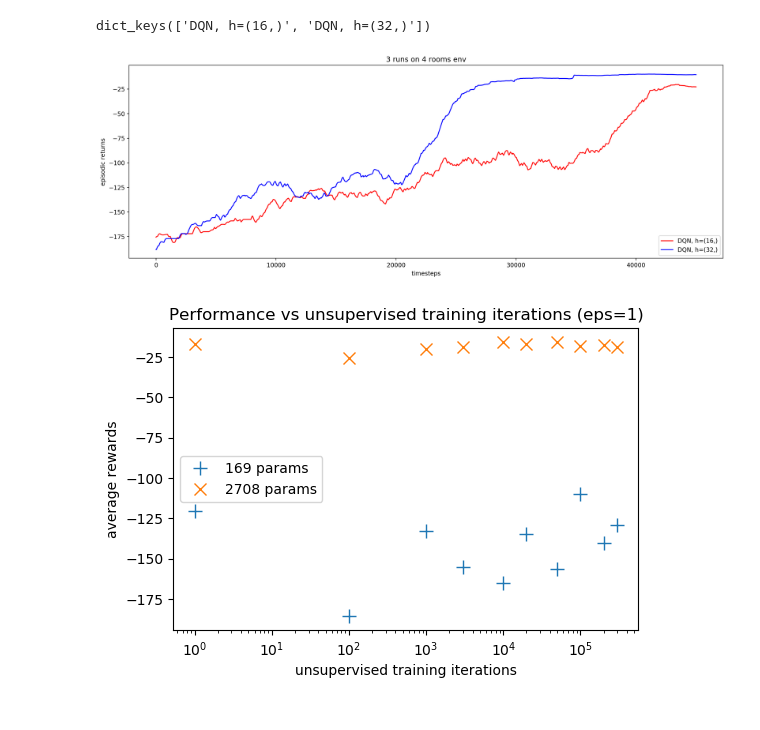
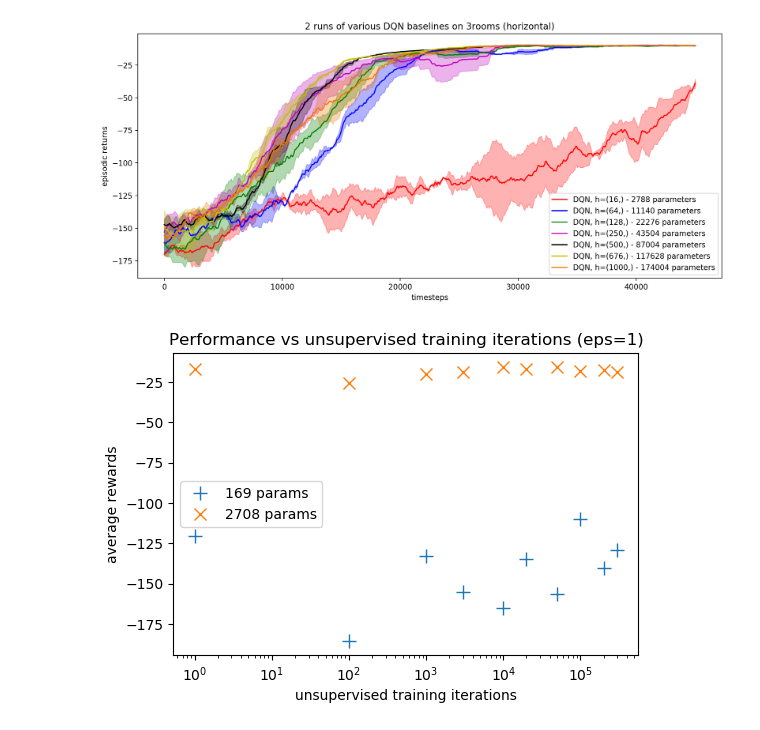
Before and after one commit to psurya1994/successor-feature-representations, a Jupyter notebook: notebooks/12-visualize-learning-curves-dqn.ipynb, the cells around one changed output. Saved outputs shown, nothing was run; the diff lists cells and outputs as text; code cells hidden in the pictures.

```diff
--- a/notebooks/12-visualize-learning-curves-dqn.ipynb
+++ b/notebooks/12-visualize-learning-curves-dqn.ipynb
@@ -15,17 +15,16 @@ import pickle
 # %%
 with open('../storage/31-dqn-baselines.p', 'rb') as f:
     rewards = pickle.load(f)
-# %%
-rewards.keys()
-# %% [output]
-dict_keys(['DQN, h=(16,)', 'DQN, h=(32,)'])
+# %%
+rewards.keys()
+h_vec = [16, 64, 128, 250, 500, 676, 1000]
 # %%
 def plot_rewards(rewards, plot_seperate=True , clip=50000, title='unnamed'):
     smooth = 5000
 
     colors = ['red', 'blue', 'green', 'm', 'k', 'y', '#ec7603', '#34495e', '#999999']
 
-    plt.figure(figsize=(18,6), dpi=200)
+    plt.figure(figsize=(14,6), dpi=200)
     if(plot_seperate):
         for k, v in rewards.items():
             for t, r in zip(v[0], v[1]):
@@ -41,8 +40,8 @@ def plot_rewards(rewards, plot_seperate=True , clip=50000, title='unnamed'):
 
         mean = np.mean(np.array(r_vec), axis=0)
         std = np.std(np.array(r_vec), axis=0)
-        plt.plot(mean, label=k, color=colors[j])
-        plt.fill_between(np.arange(0, len(mean)), mean+std, mean-std, alpha=0.3)
+        plt.plot(mean, label=k+' - '+str(params(h_vec[j]))+' parameters', color=colors[j])
+        plt.fill_between(np.arange(0, len(mean)), mean+std, mean-std, alpha=0.3, color=colors[j])
 
     plt.xlabel('timesteps'), plt.ylabel('episodic returns')
     plt.title(title)
@@ -50,8 +52,10 @@ def plot_rewards(rewards, plot_seperate=True , clip=50000, title='unnamed'):
 # %%
-plot_rewards(rewards, plot_seperate=False, title='2 runs of various DQN baselines on 4 rooms')
+plot_rewards(rewards, plot_seperate=False, title='2 runs of various DQN baselines on 3rooms (horizontal)')
+# plot_rewards(rewards, plot_seperate=False, title='2 runs of various DQN baselines on 4rooms')
+
 # plot_rewards(rewards2, plot_seperate=True, title='3 runs on 4 rooms env')
 # %% [output]
-[figure, old version]
+[figure, new version]
 # %%
 count = 0
 r_vec_169 = []
```
Also changed, not shown: parts of 1 cell of this notebook, 7 other files.
